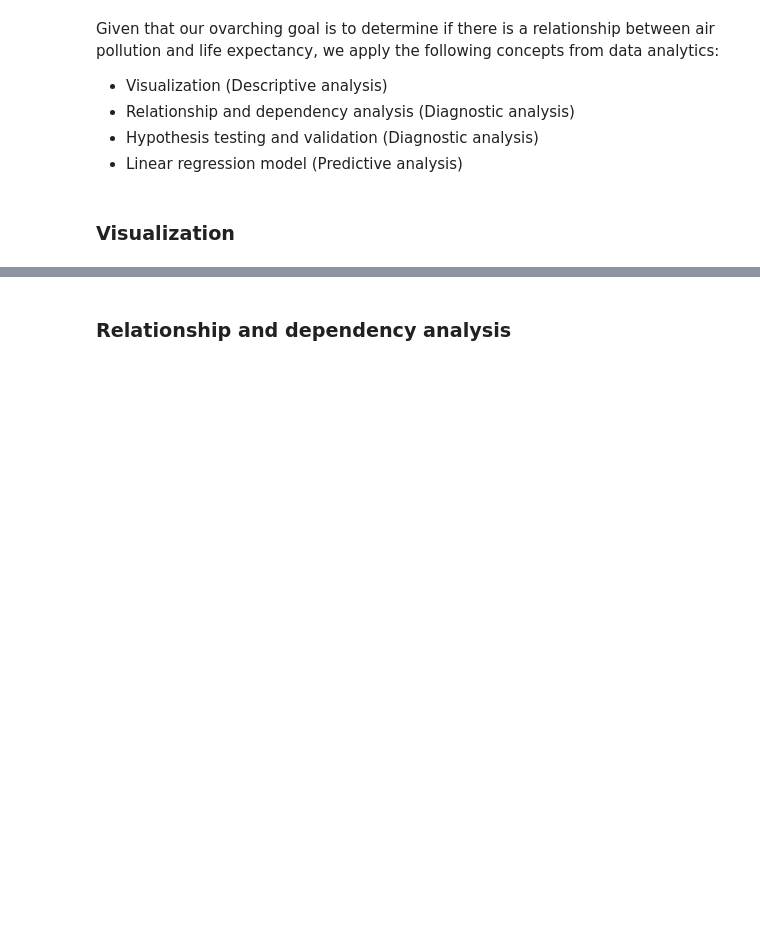
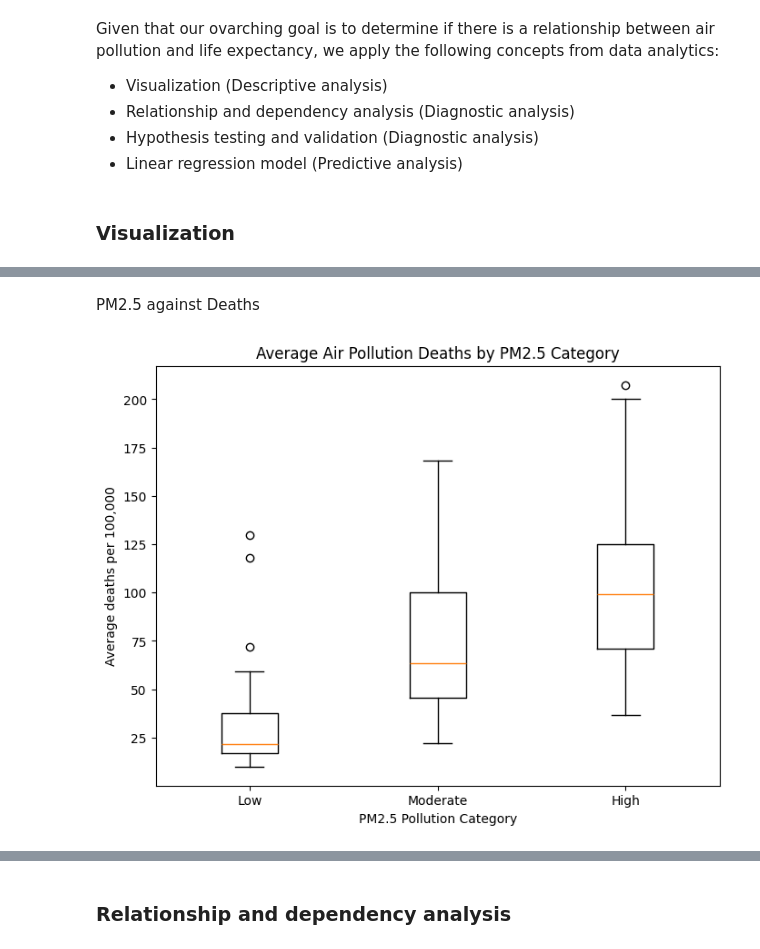
Before and after one commit to JayHaych/SC3021-Data-Science-Fundamental-Group-Project, a Jupyter notebook: Group4_SDAA_notebook.ipynb, the cells around one changed output, grey strips where cells are left out. Saved outputs shown, nothing was run; the diff lists cells and outputs as text; code cells hidden in the pictures; blank space fills up the shorter version.

Commit message:
made df_avg under Descriptive, added boxplots

```diff
--- a/Group4_SDAA_notebook.ipynb
+++ b/Group4_SDAA_notebook.ipynb
@@ -1105,0 +1163,14 @@ Given that our ovarching goal is to determine if there is a relationship between
+# %%
+df_avg = df_avg.sort_values("Avg PM2.5").reset_index(drop=True)
+
+low_idx, moderate_idx, high_idx = np.array_split(df_avg.index, 3)
+
+df_avg["PM25_Category"] = ""
+
+df_avg.loc[low_idx, "PM25_Category"] = "Low"
+df_avg.loc[moderate_idx, "PM25_Category"] = "Moderate"
+df_avg.loc[high_idx, "PM25_Category"] = "High"
+
+print(len(df_avg))
+print(df_avg["PM25_Category"].value_counts())
+print(df_avg[df_avg["PM25_Category"] == ""])
@@ -1105,0 +1187,15 @@ Given that our ovarching goal is to determine if there is a relationship between
+# %% [markdown]
+PM2.5 against Deaths
+# %%
+low_deaths = df_avg[df_avg["PM25_Category"] == "Low"]["Avg deaths per 100,000"]
+moderate_deaths = df_avg[df_avg["PM25_Category"] == "Moderate"]["Avg deaths per 100,000"]
+high_deaths = df_avg[df_avg["PM25_Category"] == "High"]["Avg deaths per 100,000"]
+
+plt.figure(figsize=(8, 6))
+plt.boxplot([low_deaths, moderate_deaths, high_deaths], labels=["Low", "Moderate", "High"])
+plt.xlabel("PM2.5 Pollution Category")
+plt.ylabel("Average deaths per 100,000")
+plt.title("Average Air Pollution Deaths by PM2.5 Category")
+plt.show()
+# %% [output]
+[figure, added]
```
Also changed, not shown: parts of 8 cells of this notebook.
